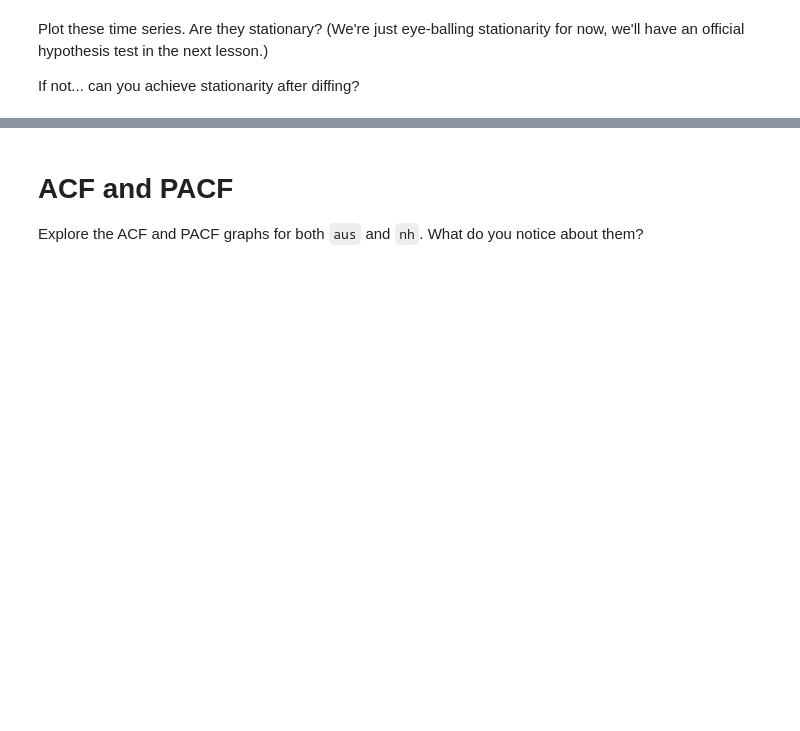
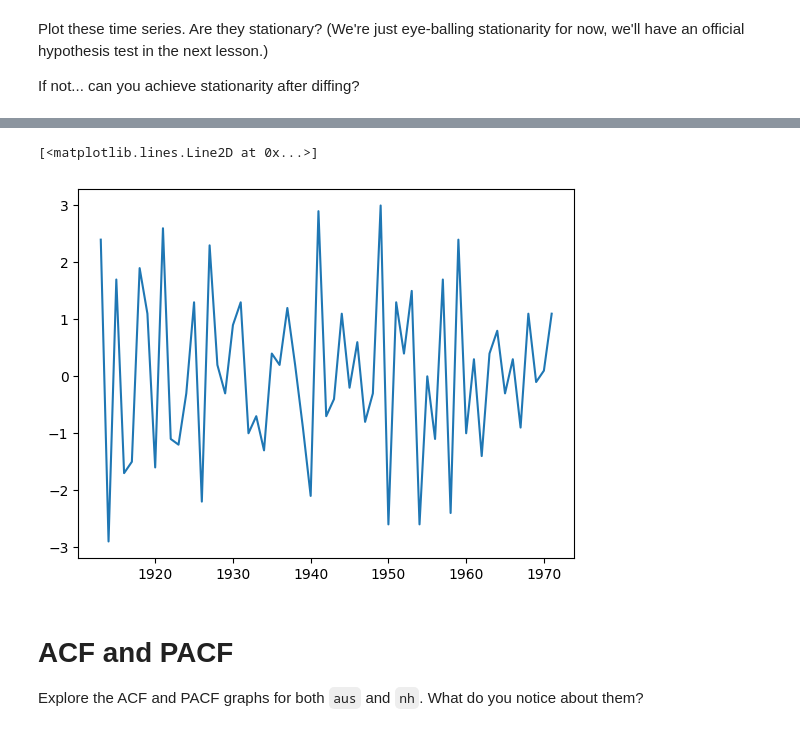
Before and after one commit to milena-seismo/DSB-Unit-03, a Jupyter notebook: 16 - Time Series I - EDA/ts-i-eda-starter.ipynb, the cells around one changed output, grey strips where cells are left out. Saved outputs shown, nothing was run; the diff lists cells and outputs as text; code cells hidden in the pictures; blank space fills up the shorter version.

```diff
--- a/16 - Time Series I - EDA/ts-i-eda-starter.ipynb
+++ b/16 - Time Series I - EDA/ts-i-eda-starter.ipynb
@@ -414,5 +426,9 @@ If not... can you achieve stationarity after diffing?
 # %%
 # Definitely after diffing once!
+plt.plot(nh.diff())
+# %% [output]
+[<matplotlib.lines.Line2D at 0x...>]
+[figure, added]
 # %% [markdown]
 # ACF and PACF
 Explore the ACF and PACF graphs for both `aus` and `nh`. What do you notice about them?
```
Also changed, not shown: parts of 6 cells of this notebook.
